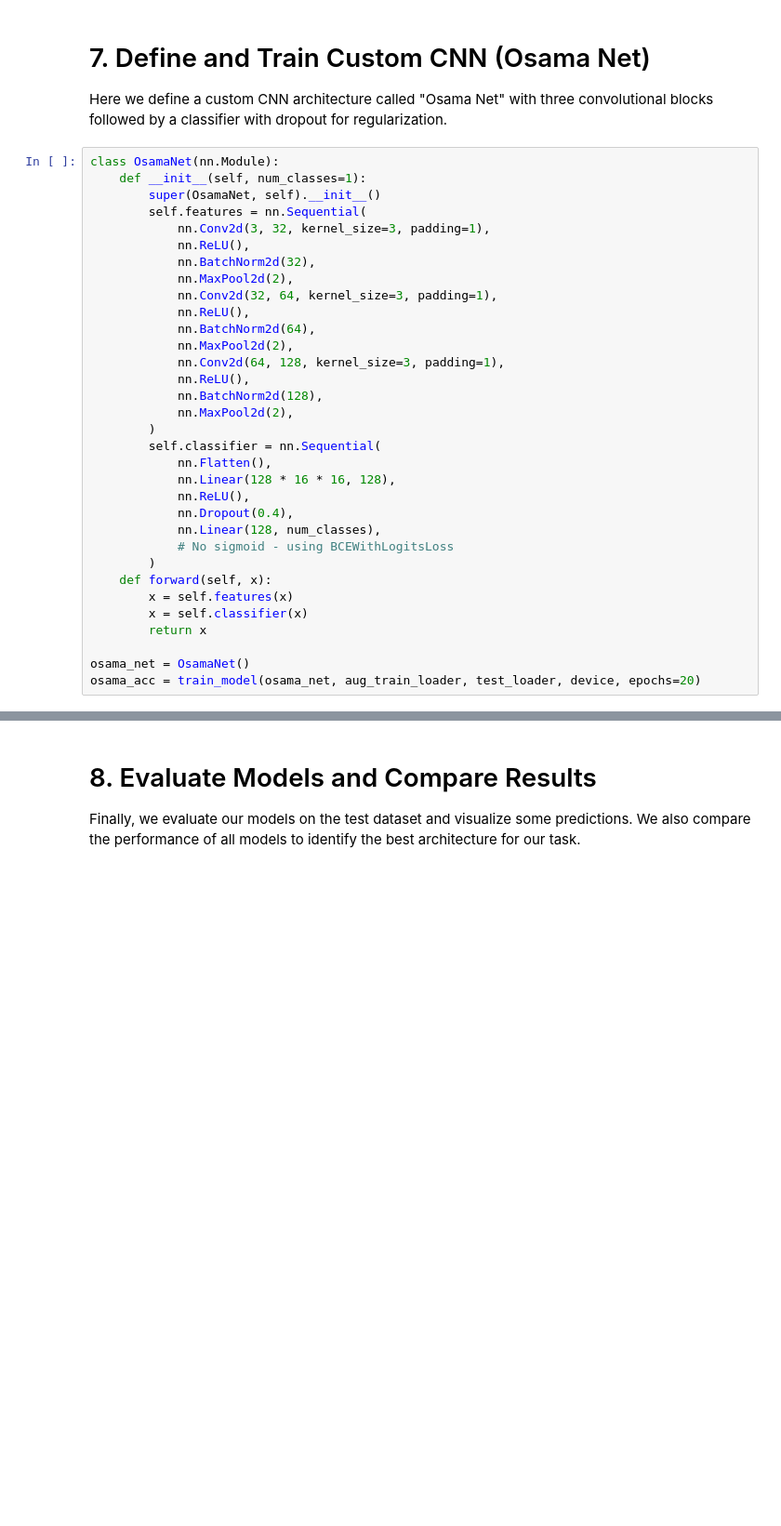
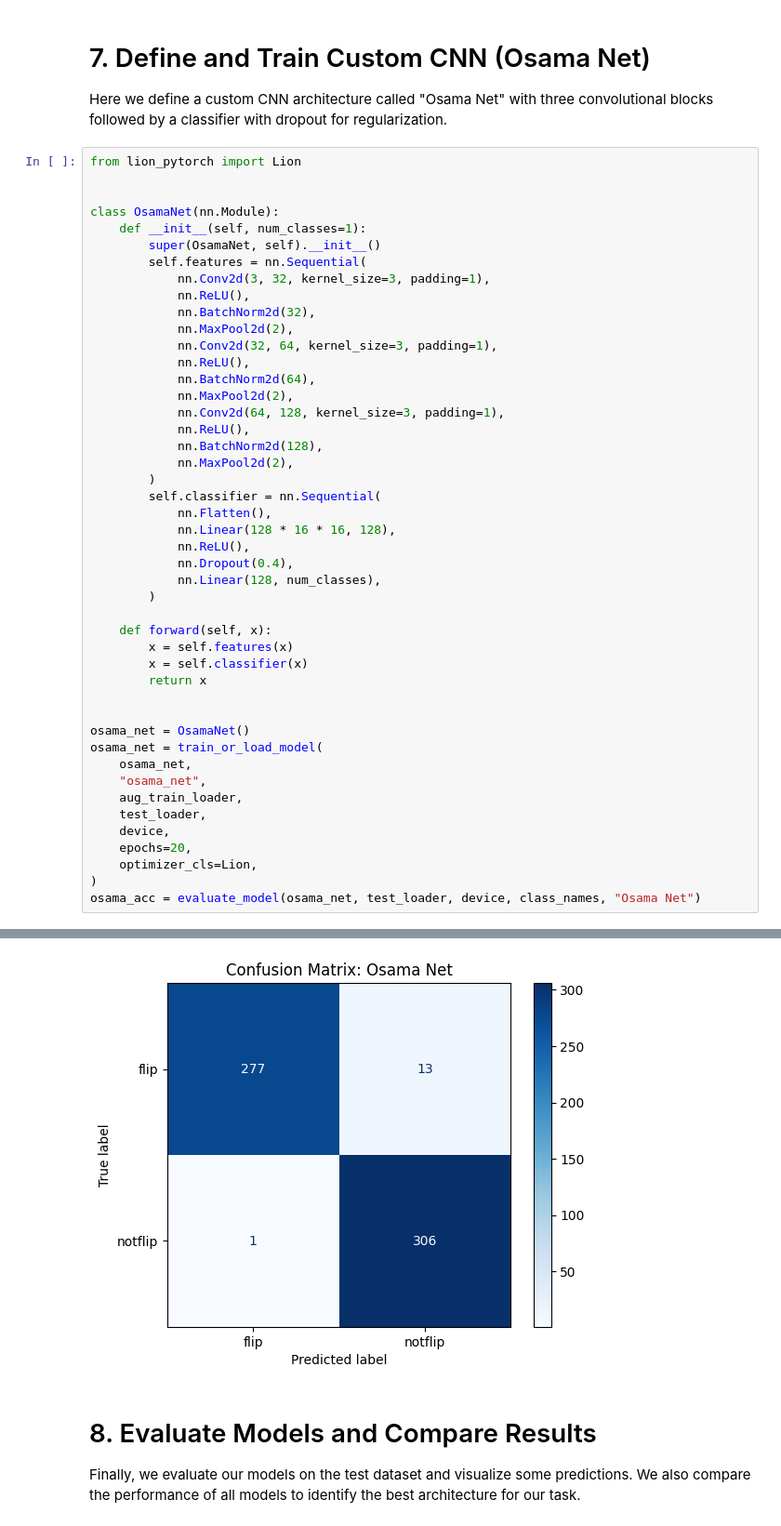
Before and after one commit to osamaizhar/Mon-Reader, a Jupyter notebook: model_testing.ipynb, the cells around one changed output, grey strips where cells are left out. Shown at 93% size. Drawn from its saved outputs; the diff is of its cells as text; blank space fills up the shorter version.

```diff
--- a/model_testing.ipynb
+++ b/model_testing.ipynb
@@ -295,6 +335,9 @@ print(f"EfficientNet Test Accuracy: {efficientnet_acc:.4f}")
 Here we define a custom CNN architecture called "Osama Net" with three convolutional blocks
 followed by a classifier with dropout for regularization.
 # %%
+from lion_pytorch import Lion
+
+
 class OsamaNet(nn.Module):
     def __init__(self, num_classes=1):
         super(OsamaNet, self).__init__()
@@ -318,12 +361,23 @@ class OsamaNet(nn.Module):
             nn.ReLU(),
             nn.Dropout(0.4),
             nn.Linear(128, num_classes),
-            # No sigmoid - using BCEWithLogitsLoss
         )
+
     def forward(self, x):
         x = self.features(x)
         x = self.classifier(x)
         return x
 
+
 osama_net = OsamaNet()
-osama_acc = train_model(osama_net, aug_train_loader, test_loader, device, epochs=20)
+osama_net = train_or_load_model(
+    osama_net,
+    "osama_net",
+    aug_train_loader,
+    test_loader,
+    device,
+    epochs=20,
+    optimizer_cls=Lion,
+)
+osama_acc = evaluate_model(osama_net, test_loader, device, class_names, "Osama Net")
+# %% [output]
@@ -330,3 +401,4 @@ osama_acc = train_model(osama_net, aug_train_loader, test_loader, device, epochs
+[figure, added]
 # %% [markdown]
 # 8. Evaluate Models and Compare Results
 
```
Also changed, not shown: parts of 5 cells of this notebook, 4 other files.
